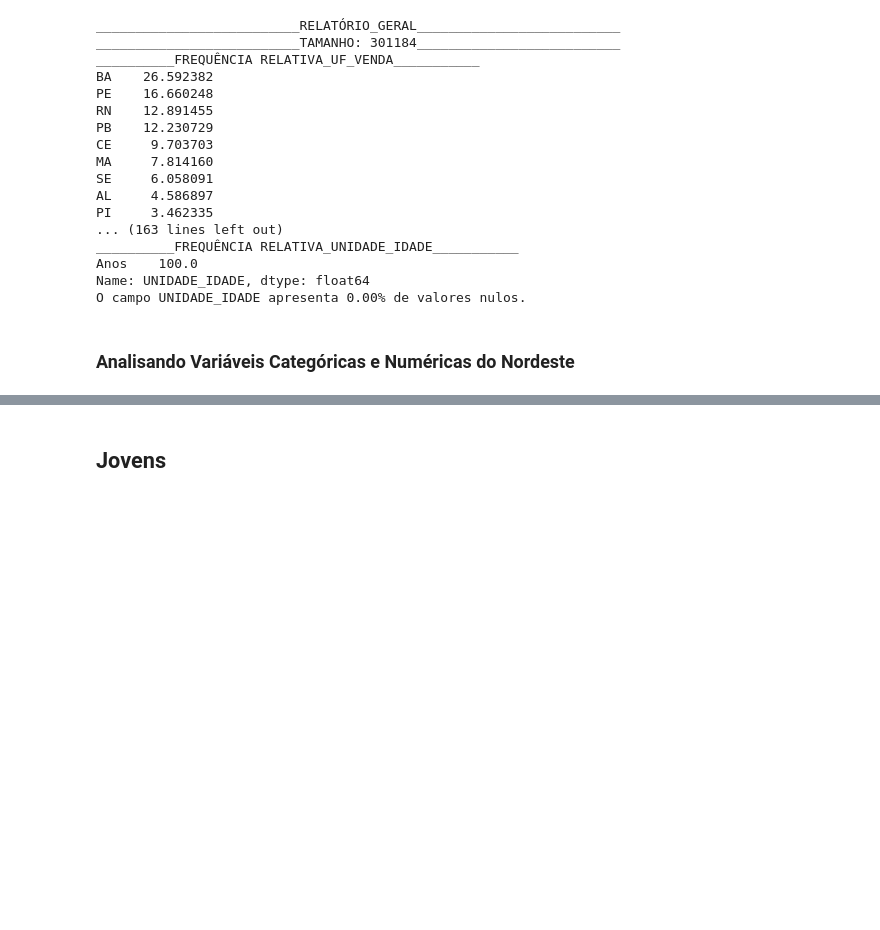
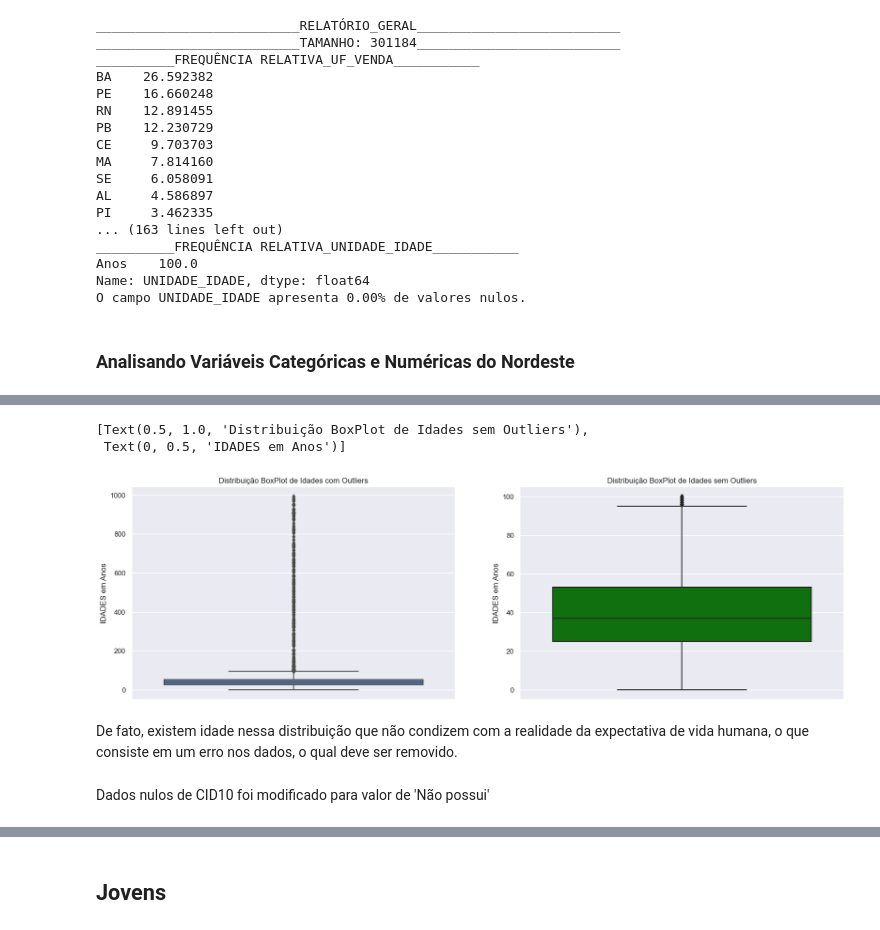
Before and after one commit to dimitriribeiro/medicamento-antimicrobianos, a Jupyter notebook: analise-exploratoria-medicamentos.ipynb, the cells around one changed output, grey strips where cells are left out. Drawn from its saved outputs; the diff is of its cells as text; code cells hidden in the pictures; blank space fills up the shorter version.

```diff
--- a/analise-exploratoria-medicamentos.ipynb
+++ b/analise-exploratoria-medicamentos.ipynb
@@ -370,0 +482,17 @@ O campo QTD_VENDIDA apresenta 0.00% de valores nulos.
+# %%
+query_idades = adultos.query("IDADE <= 100").index
+adultos_atualizado = adultos.loc[query_idades,:]
+# %%
+fig, ax = plt.subplots(1,2, figsize=(20, 6))
+
+sns.boxplot(y=adultos['IDADE'], ax=ax[0])
+sns.boxplot(y=adultos_atualizado['IDADE'], ax=ax[1], color='green')
+
+ax[0].set(title='Distribuição BoxPlot de Idades com Outliers', ylabel='IDADES em Anos')
+ax[1].set(title='Distribuição BoxPlot de Idades sem Outliers', ylabel='IDADES em Anos')
+# %% [output]
+[Text(0.5, 1.0, 'Distribuição BoxPlot de Idades sem Outliers'),
+ Text(0, 0.5, 'IDADES em Anos')]
+[figure, added]
+# %% [markdown]
+De fato, existem idade nessa distribuição que não condizem com a realidade da expectativa de vida humana, o que consiste em um erro nos dados, o qual deve ser removido.
@@ -370,0 +501,2 @@ O campo QTD_VENDIDA apresenta 0.00% de valores nulos.
+# %% [markdown]
+Dados nulos de CID10 foi modificado para valor de 'Não possui'
```
Also changed, not shown: parts of 59 cells of this notebook.
